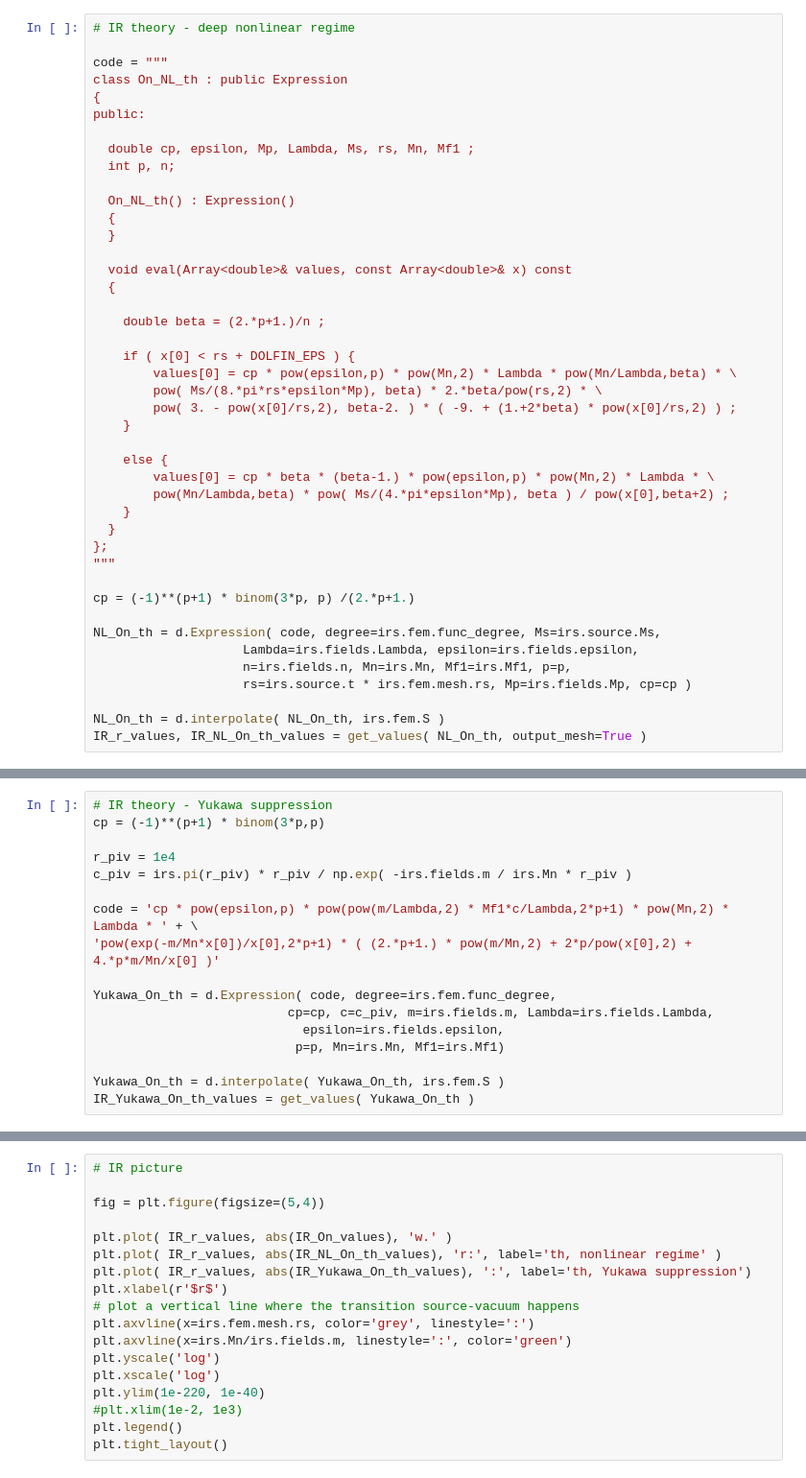
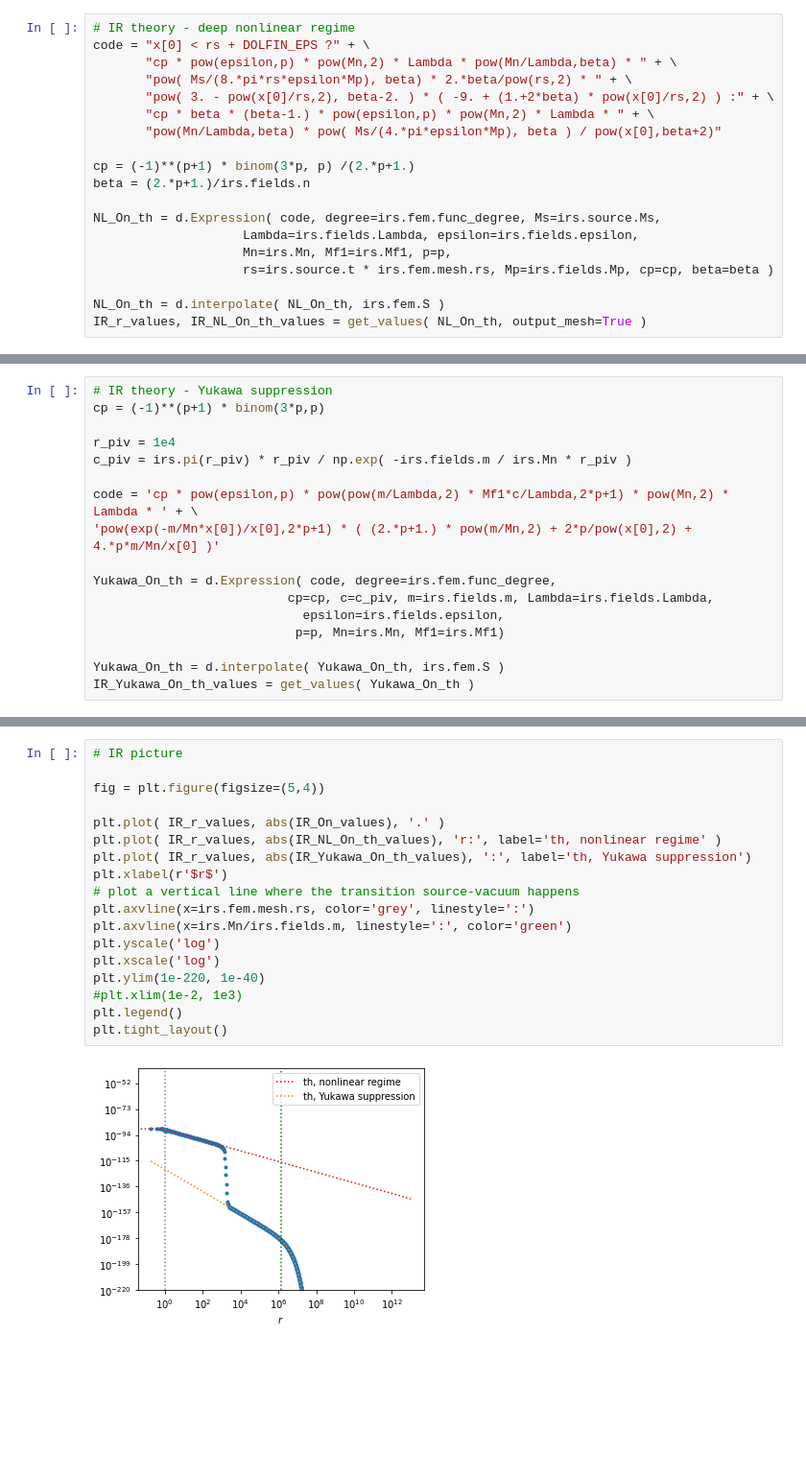
Before and after one commit to scaramouche-00/phienics, a Jupyter notebook: notebooks/Fig_10_Operators.ipynb, the cells around one changed output, grey strips where cells are left out. Shown at 96% size. Drawn from its saved outputs; the diff is of its cells as text; blank space fills up the shorter version.

Commit message:
Adapted operator notebooks to new expression syntax in FEniCS 2019.1.0

```diff
--- a/notebooks/Fig_10_Operators.ipynb
+++ b/notebooks/Fig_10_Operators.ipynb
@@ -170,44 +170,20 @@ On_Pi = irs.On( p, rescale=1e0 )
 IR_r_values, IR_On_values = get_values( On_Pi, output_mesh=True )
 # %%
 # IR theory - deep nonlinear regime
-
-code = """
-class On_NL_th : public Expression
-{
-public:
-
-  double cp, epsilon, Mp, Lambda, Ms, rs, Mn, Mf1 ;
-  int p, n;
-
-  On_NL_th() : Expression()
-  {
-  }
-
-  void eval(Array<double>& values, const Array<double>& x) const
-  {
-
-    double beta = (2.*p+1.)/n ;
-
-    if ( x[0] < rs + DOLFIN_EPS ) {
-        values[0] = cp * pow(epsilon,p) * pow(Mn,2) * Lambda * pow(Mn/Lambda,beta) * \
-        pow( Ms/(8.*pi*rs*epsilon*Mp), beta) * 2.*beta/pow(rs,2) * \
-        pow( 3. - pow(x[0]/rs,2), beta-2. ) * ( -9. + (1.+2*beta) * pow(x[0]/rs,2) ) ;
-    }
-
-    else {
-        values[0] = cp * beta * (beta-1.) * pow(epsilon,p) * pow(Mn,2) * Lambda * \
-        pow(Mn/Lambda,beta) * pow( Ms/(4.*pi*epsilon*Mp), beta ) / pow(x[0],beta+2) ;
-    }
-  }
-};
-"""
+code = "x[0] < rs + DOLFIN_EPS ?" + \
+       "cp * pow(epsilon,p) * pow(Mn,2) * Lambda * pow(Mn/Lambda,beta) * " + \
+       "pow( Ms/(8.*pi*rs*epsilon*Mp), beta) * 2.*beta/pow(rs,2) * " + \
+       "pow( 3. - pow(x[0]/rs,2), beta-2. ) * ( -9. + (1.+2*beta) * pow(x[0]/rs,2) ) :" + \
+       "cp * beta * (beta-1.) * pow(epsilon,p) * pow(Mn,2) * Lambda * " + \
+       "pow(Mn/Lambda,beta) * pow( Ms/(4.*pi*epsilon*Mp), beta ) / pow(x[0],beta+2)"
 
 cp = (-1)**(p+1) * binom(3*p, p) /(2.*p+1.)
+beta = (2.*p+1.)/irs.fields.n
 
 NL_On_th = d.Expression( code, degree=irs.fem.func_degree, Ms=irs.source.Ms,
                     Lambda=irs.fields.Lambda, epsilon=irs.fields.epsilon,
-                    n=irs.fields.n, Mn=irs.Mn, Mf1=irs.Mf1, p=p,
-                    rs=irs.source.t * irs.fem.mesh.rs, Mp=irs.fields.Mp, cp=cp )
+                    Mn=irs.Mn, Mf1=irs.Mf1, p=p,
+                    rs=irs.source.t * irs.fem.mesh.rs, Mp=irs.fields.Mp, cp=cp, beta=beta )
 
 NL_On_th = d.interpolate( NL_On_th, irs.fem.S )
 IR_r_values, IR_NL_On_th_values = get_values( NL_On_th, output_mesh=True )
@@ -281,18 +246,20 @@ axins2.set_ylabel(r'$|O_{%d}|=|%.0f \alpha^{%d} \lambda^{%d} {m_H}^{%d} \nabla^2
 # %%
 # IR picture
 
 fig = plt.figure(figsize=(5,4))
 
-plt.plot( IR_r_values, abs(IR_On_values), 'w.' )
+plt.plot( IR_r_values, abs(IR_On_values), '.' )
 plt.plot( IR_r_values, abs(IR_NL_On_th_values), 'r:', label='th, nonlinear regime' )
 plt.plot( IR_r_values, abs(IR_Yukawa_On_th_values), ':', label='th, Yukawa suppression')
 plt.xlabel(r'$r$')
 # plot a vertical line where the transition source-vacuum happens
 plt.axvline(x=irs.fem.mesh.rs, color='grey', linestyle=':')
 plt.axvline(x=irs.Mn/irs.fields.m, linestyle=':', color='green')
 plt.yscale('log')
 plt.xscale('log')
 plt.ylim(1e-220, 1e-40)
 #plt.xlim(1e-2, 1e3)
 plt.legend()
 plt.tight_layout()
+# %% [output]
+[figure, added]
```
Also changed, not shown: parts of 5 cells of this notebook.
